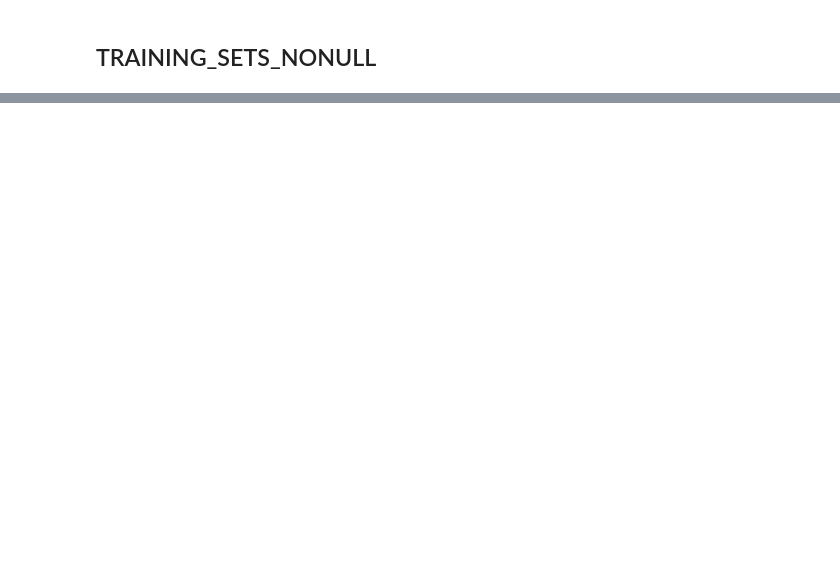
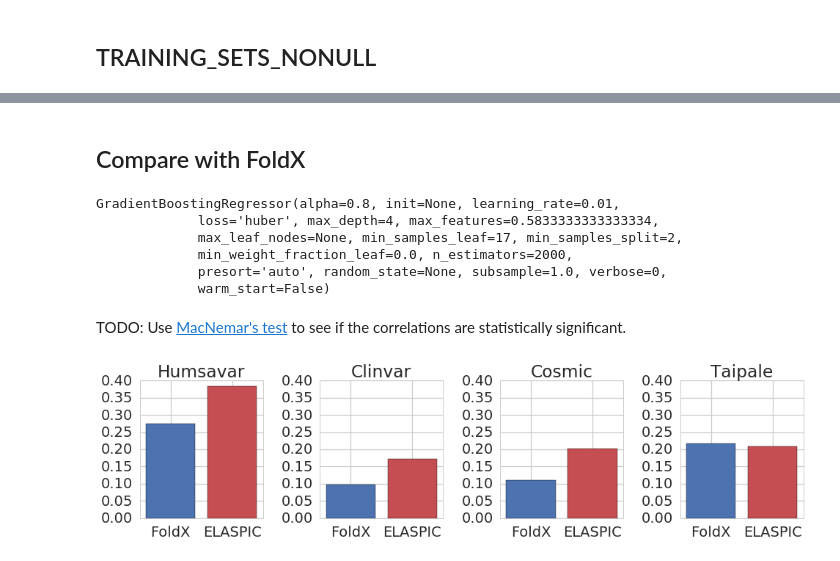
Before and after one commit to datapkg/elaspic_training_set, a Jupyter notebook: notebooks/core_machine_learning.ipynb, the cells around one changed output, grey strips where cells are left out. Saved outputs shown, nothing was run; the diff lists cells and outputs as text; code cells hidden in the pictures; blank space fills up the shorter version.

```diff
--- a/notebooks/core_machine_learning.ipynb
+++ b/notebooks/core_machine_learning.ipynb
@@ -791,0 +429,4 @@ metrics.matthews_corrcoef(uniprot['ddg_cls_exp'].values, uniprot['ddg_cls_pred_p
+# %%
+# Get job status
+results_df_noxval = js_be_noxval.job_status(system_commands)
+print(Counter(results_df_noxval['status']))
@@ -791,0 +464,8 @@ metrics.matthews_corrcoef(uniprot['ddg_cls_exp'].values, uniprot['ddg_cls_pred_p
+# %%
+if True:
+    results_df_all = results_df.copy()
+else:
+    results_df_all = results_df_noxval.merge(results_df, on=['job_id'], suffixes=('', '_old'))
+    results_df_all = results_df_all[[c for c in results_df_all.columns if not c.endswith('_old')]]
+print(results_df.shape)
+print(results_df_all.shape)
@@ -791,0 +477,3 @@ metrics.matthews_corrcoef(uniprot['ddg_cls_exp'].values, uniprot['ddg_cls_pred_p
+# %%
+CORRELATION_TYPE = 'spearmanr'
+SUFFIX = ''
@@ -791,0 +628,3 @@ metrics.matthews_corrcoef(uniprot['ddg_cls_exp'].values, uniprot['ddg_cls_pred_p
+# %%
+clf_opts_best = df.iloc[-1]['clf_opts']
+pprint(clf_opts_best)
@@ -791,0 +1149,2 @@ metrics.matthews_corrcoef(uniprot['ddg_cls_exp'].values, uniprot['ddg_cls_pred_p
+# %% [markdown]
+## Compare with FoldX
@@ -791,0 +1154,11 @@ metrics.matthews_corrcoef(uniprot['ddg_cls_exp'].values, uniprot['ddg_cls_pred_p
+# %%
+clf.fit(
+    TRAINING_SETS_NONULL[protherm_dataset_name][features_best],
+    TRAINING_SETS_NONULL[protherm_dataset_name]['ddg_exp'])
+# %% [output]
+GradientBoostingRegressor(alpha=0.8, init=None, learning_rate=0.01,
+             loss='huber', max_depth=4, max_features=0.5833333333333334,
+             max_leaf_nodes=None, min_samples_leaf=17, min_samples_split=2,
+             min_weight_fraction_leaf=0.0, n_estimators=2000,
+             presort='auto', random_state=None, subsample=1.0, verbose=0,
+             warm_start=False)
@@ -791,0 +1168,35 @@ metrics.matthews_corrcoef(uniprot['ddg_cls_exp'].values, uniprot['ddg_cls_pred_p
+# %% [markdown]
+TODO: Use [MacNemar's test](http://stats.stackexchange.com/questions/76875/what-is-the-difference-between-mcnemars-test-and-the-chi-squared-test-and-how) to see if the correlations are statistically significant.
+# %%
+# Compare ELASPIC and FoldX on the test set
+fg, axes = plt.subplots(1, 4, figsize=(14, 4))
+for i, test_dataset in enumerate(['humsavar_test', 'clinvar_test', 'cosmic_test', 'taipale_test']):
+    ax = axes[i]
+    # print(test_dataset)
+    if test_dataset in ['taipale_test']:
+        foldx_r = sp.stats.spearmanr(
+            TRAINING_SETS_NONULL[test_dataset]['dg_change'],
+            TRAINING_SETS_NONULL[test_dataset]['ddg_exp'])[0]
+        elaspic_r = sp.stats.spearmanr(
+            TRAINING_SETS_NONULL[test_dataset]['ddg_pred'],
+            TRAINING_SETS_NONULL[test_dataset]['ddg_exp'])[0]
+    else:
+        foldx_r = sp.stats.spearmanr(
+            TRAINING_SETS_NONULL[test_dataset]['dg_change'].abs(),
+            TRAINING_SETS_NONULL[test_dataset]['del_class_exp'])[0]
+        elaspic_r = sp.stats.spearmanr(
+            TRAINING_SETS_NONULL[test_dataset]['ddg_pred'].abs(),
+            TRAINING_SETS_NONULL[test_dataset]['del_class_exp'])[0]
+    ax.bar(
+        [1, 2],
+        [foldx_r, elaspic_r],
+        tick_label=['FoldX', 'ELASPIC'],
+        align='center',
+        color=[sns.palettes.color_palette()[0], sns.palettes.color_palette()[2]])
+    ax.set_ylim(0, 0.40)
+    ax.set_title(test_dataset.split('_')[0].capitalize())
+    # print(elaspic_r, foldx_r)
+
+plt.tight_layout()
+# %% [output]
+[figure, added]
```
Also changed, not shown: parts of 213 cells of this notebook, 1 other file.
